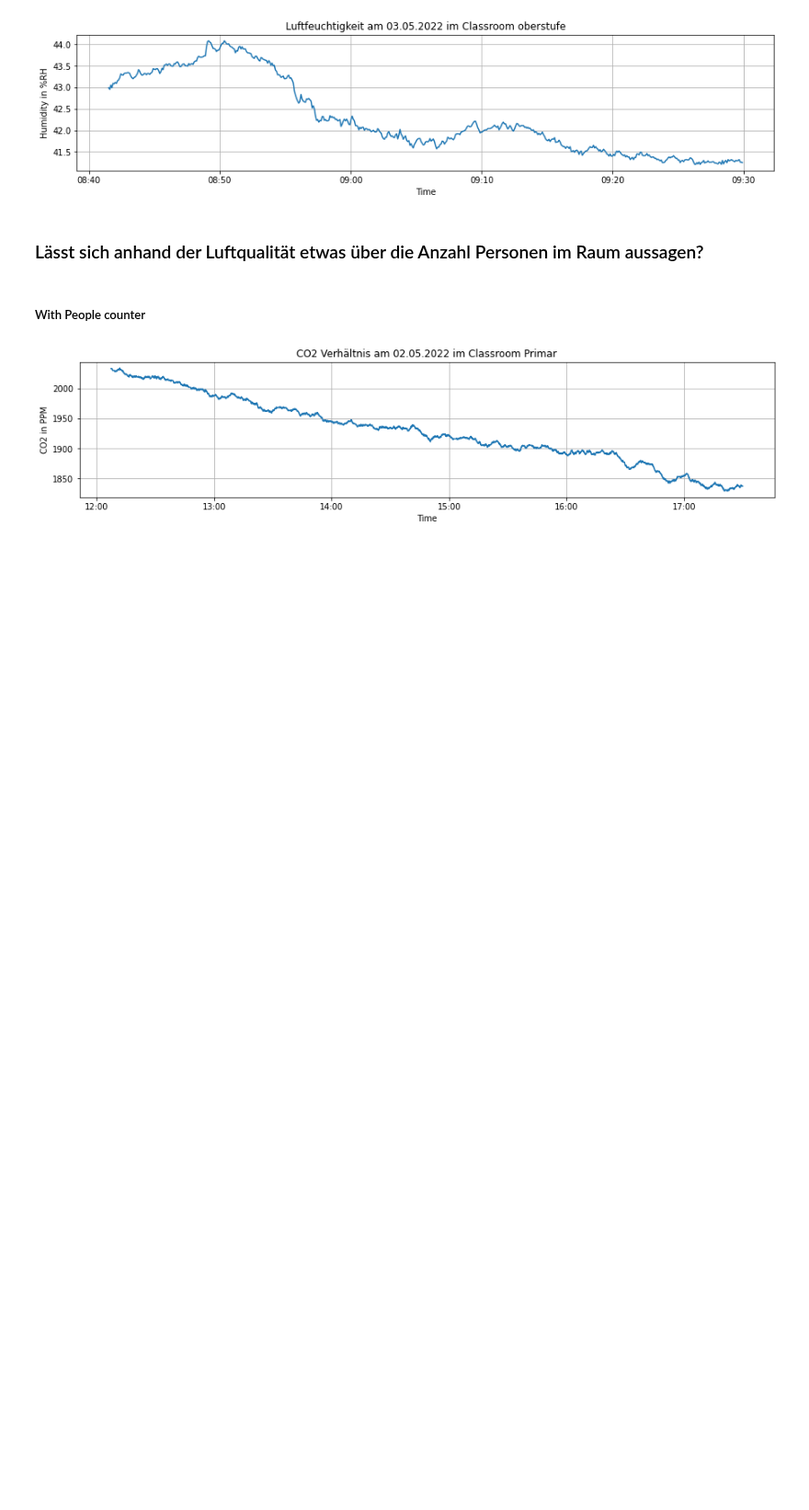
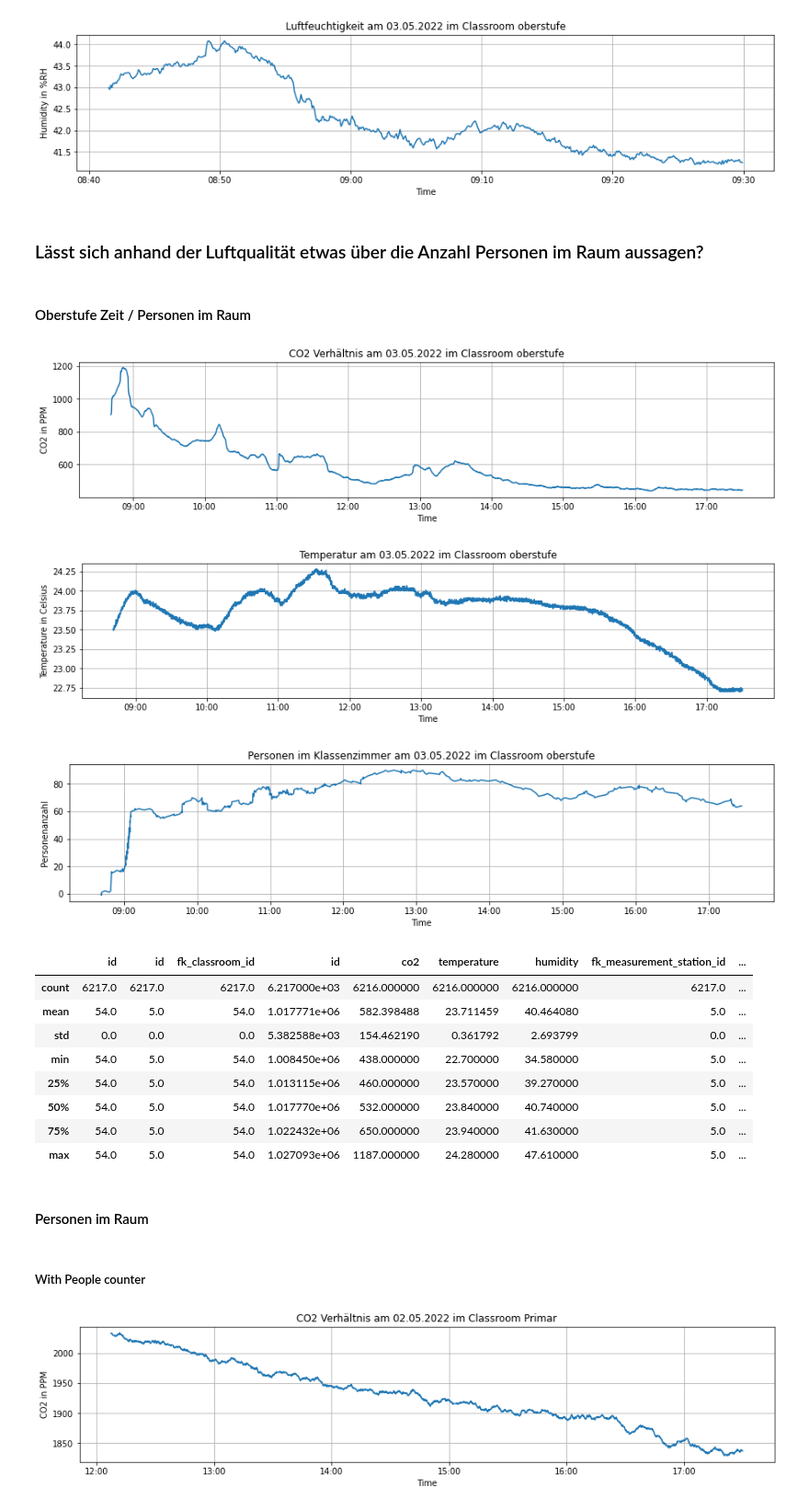
Before and after one commit to Smart-Classroom-Challenge/Data-Evaluation, a Jupyter notebook: data-evaluation.ipynb, the cells around one changed output. Shown at 92% size. Saved outputs shown, nothing was run; the diff lists cells and outputs as text; code cells hidden in the pictures; blank space fills up the shorter version.

```diff
--- a/data-evaluation.ipynb
+++ b/data-evaluation.ipynb
@@ -272,6 +272,58 @@ plt.show()
 [figure]
 # %% [markdown]
 ### Lässt sich anhand der Luftqualität etwas über die Anzahl Personen im Raum aussagen?
+# %% [markdown]
+#### Oberstufe Zeit / Personen im Raum
+# %%
+df_people = get_people_count_overtime(get_entrance('oberstufe', startDate = "2022-05-03 08:00:00", endDate = "2022-05-03 17:30:00"))
+data = get_measurement(name = "oberstufe", startDate = "2022-05-03 08:00:00", endDate = "2022-05-03 17:30:00")
+
+
+
+plt.figure(figsize = (15,3))
+plt.plot(data["time"], data["co2"])
+plt.xlabel("Time")
+plt.ylabel("CO2 in PPM")
+plt.title("CO2 Verhältnis am 03.05.2022 im Classroom oberstufe")
+plt.gca().xaxis.set_major_formatter(mdates.DateFormatter('%H:%M'))
+plt.grid()
+plt.show()
+
+plt.figure(figsize = (15,3))
+plt.plot(data["time"], data["temperature"])
+plt.xlabel("Time")
+plt.ylabel("Temperature in Celsius")
+plt.title("Temperatur am 03.05.2022 im Classroom oberstufe")
+plt.gca().xaxis.set_major_formatter(mdates.DateFormatter('%H:%M'))
+plt.grid()
+plt.show()
+
+
+plt.figure(figsize = (15,3))
+plt.plot(df_people["time"], df_people["people_count"])
+plt.xlabel("Time")
+plt.ylabel("Personenanzahl")
+plt.title("Personen im Klassenzimmer am 03.05.2022 im Classroom oberstufe")
+plt.gca().xaxis.set_major_formatter(mdates.DateFormatter('%H:%M'))
+plt.grid()
+plt.show()
+
+data.describe()
+# %% [output]
+[figure, added]
+[figure, added]
+[figure, added]
+|  | id | id | fk_classroom_id | id | co2 | temperature | humidity | fk_measurement_station_id | ... |
+| count | 6217.0 | 6217.0 | 6217.0 | 6.217000e+03 | 6216.000000 | 6216.000000 | 6216.000000 | 6217.0 | ... |
+| mean | 54.0 | 5.0 | 54.0 | 1.017771e+06 | 582.398488 | 23.711459 | 40.464080 | 5.0 | ... |
+| std | 0.0 | 0.0 | 0.0 | 5.382588e+03 | 154.462190 | 0.361792 | 2.693799 | 0.0 | ... |
+| min | 54.0 | 5.0 | 54.0 | 1.008450e+06 | 438.000000 | 22.700000 | 34.580000 | 5.0 | ... |
+| 25% | 54.0 | 5.0 | 54.0 | 1.013115e+06 | 460.000000 | 23.570000 | 39.270000 | 5.0 | ... |
+| 50% | 54.0 | 5.0 | 54.0 | 1.017770e+06 | 532.000000 | 23.840000 | 40.740000 | 5.0 | ... |
+| 75% | 54.0 | 5.0 | 54.0 | 1.022432e+06 | 650.000000 | 23.940000 | 41.630000 | 5.0 | ... |
+| max | 54.0 | 5.0 | 54.0 | 1.027093e+06 | 1187.000000 | 24.280000 | 47.610000 | 5.0 | ... |
+# %% [markdown]
+#### Personen im Raum
 # %% [markdown]
 ##### With People counter
 # %%
```
Also changed, not shown: parts of 2 cells of this notebook.
